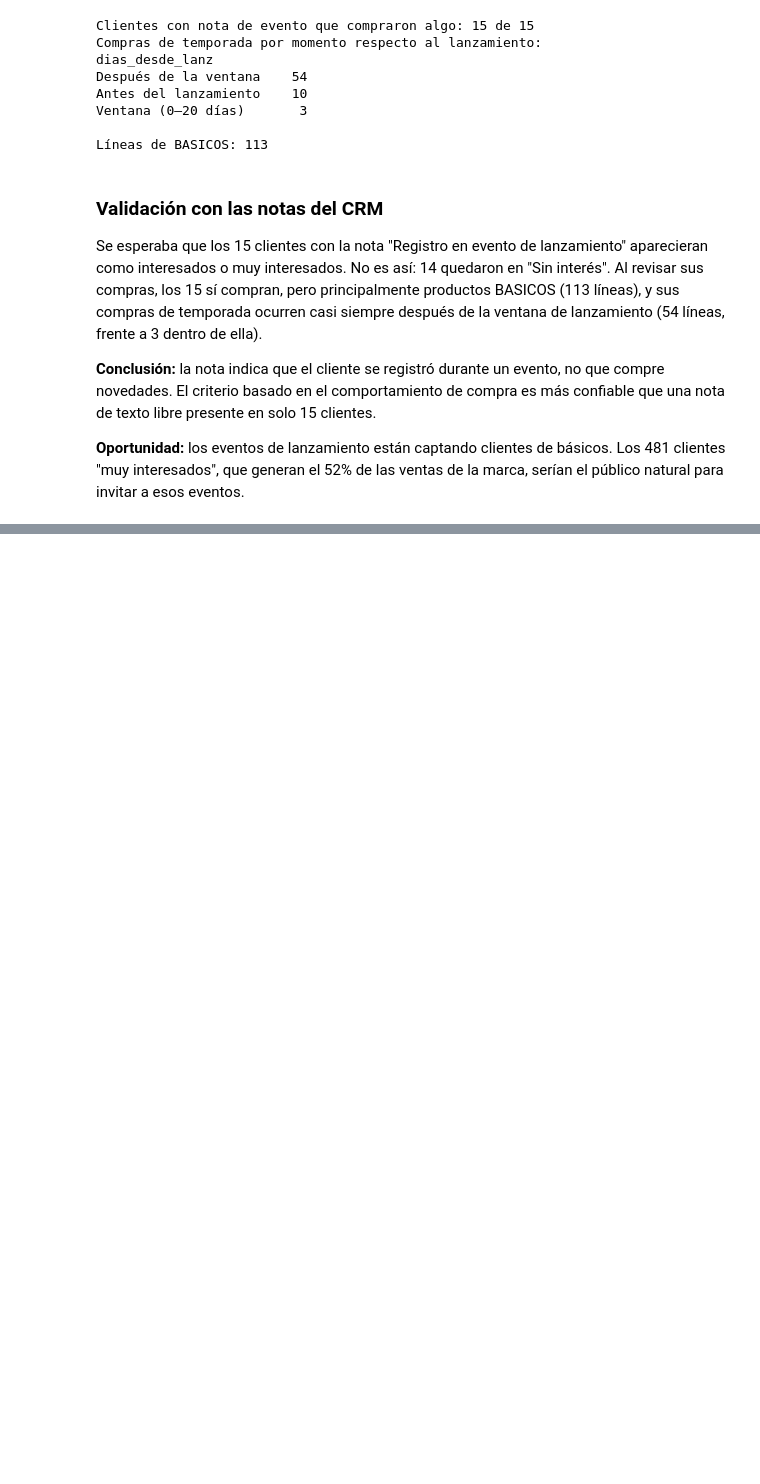
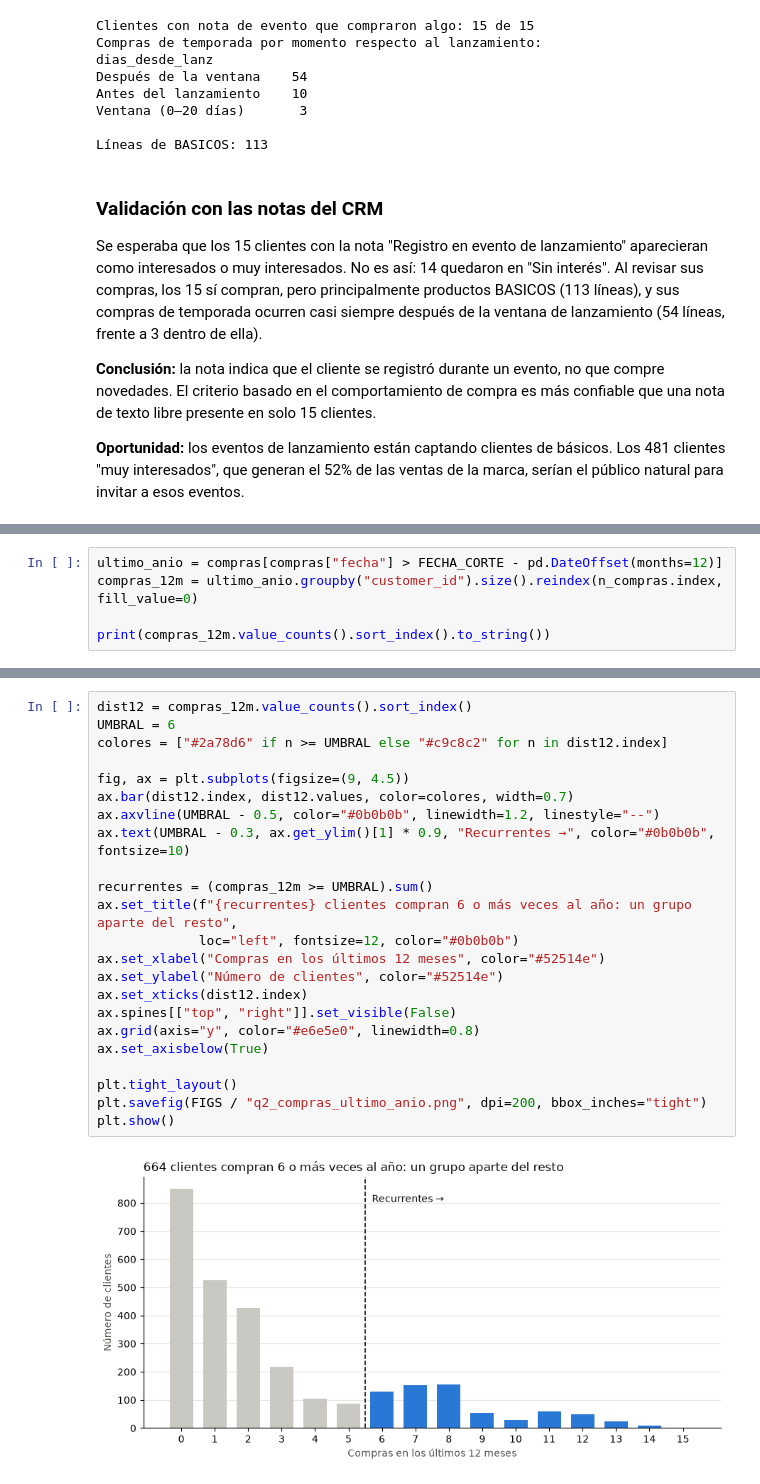
Before and after one commit to Edmh1/retail-customer-analytics, a Jupyter notebook: notebooks/02_analisis.ipynb, the cells around one changed output, grey strips where cells are left out. Cells and saved outputs as stored; diff of their text form; blank space fills up the shorter version.

```diff
--- a/notebooks/02_analisis.ipynb
+++ b/notebooks/02_analisis.ipynb
@@ -281,0 +343,5 @@ Las novedades atraen a un grupo pequeño de clientes que concentra más de la mi
+# %%
+ultimo_anio = compras[compras["fecha"] > FECHA_CORTE - pd.DateOffset(months=12)]
+compras_12m = ultimo_anio.groupby("customer_id").size().reindex(n_compras.index, fill_value=0)
+
+print(compras_12m.value_counts().sort_index().to_string())
@@ -281,0 +365,25 @@ Las novedades atraen a un grupo pequeño de clientes que concentra más de la mi
+# %%
+dist12 = compras_12m.value_counts().sort_index()
+UMBRAL = 6
+colores = ["#2a78d6" if n >= UMBRAL else "#c9c8c2" for n in dist12.index]
+
+fig, ax = plt.subplots(figsize=(9, 4.5))
+ax.bar(dist12.index, dist12.values, color=colores, width=0.7)
+ax.axvline(UMBRAL - 0.5, color="#0b0b0b", linewidth=1.2, linestyle="--")
+ax.text(UMBRAL - 0.3, ax.get_ylim()[1] * 0.9, "Recurrentes →", color="#0b0b0b", fontsize=10)
+
+recurrentes = (compras_12m >= UMBRAL).sum()
+ax.set_title(f"{recurrentes} clientes compran 6 o más veces al año: un grupo aparte del resto",
+             loc="left", fontsize=12, color="#0b0b0b")
+ax.set_xlabel("Compras en los últimos 12 meses", color="#52514e")
+ax.set_ylabel("Número de clientes", color="#52514e")
+ax.set_xticks(dist12.index)
+ax.spines[["top", "right"]].set_visible(False)
+ax.grid(axis="y", color="#e6e5e0", linewidth=0.8)
+ax.set_axisbelow(True)
+
+plt.tight_layout()
+plt.savefig(FIGS / "q2_compras_ultimo_anio.png", dpi=200, bbox_inches="tight")
+plt.show()
+# %% [output]
+[figure, added]
```
Also changed, not shown: parts of 10 cells of this notebook, 2 other files.
